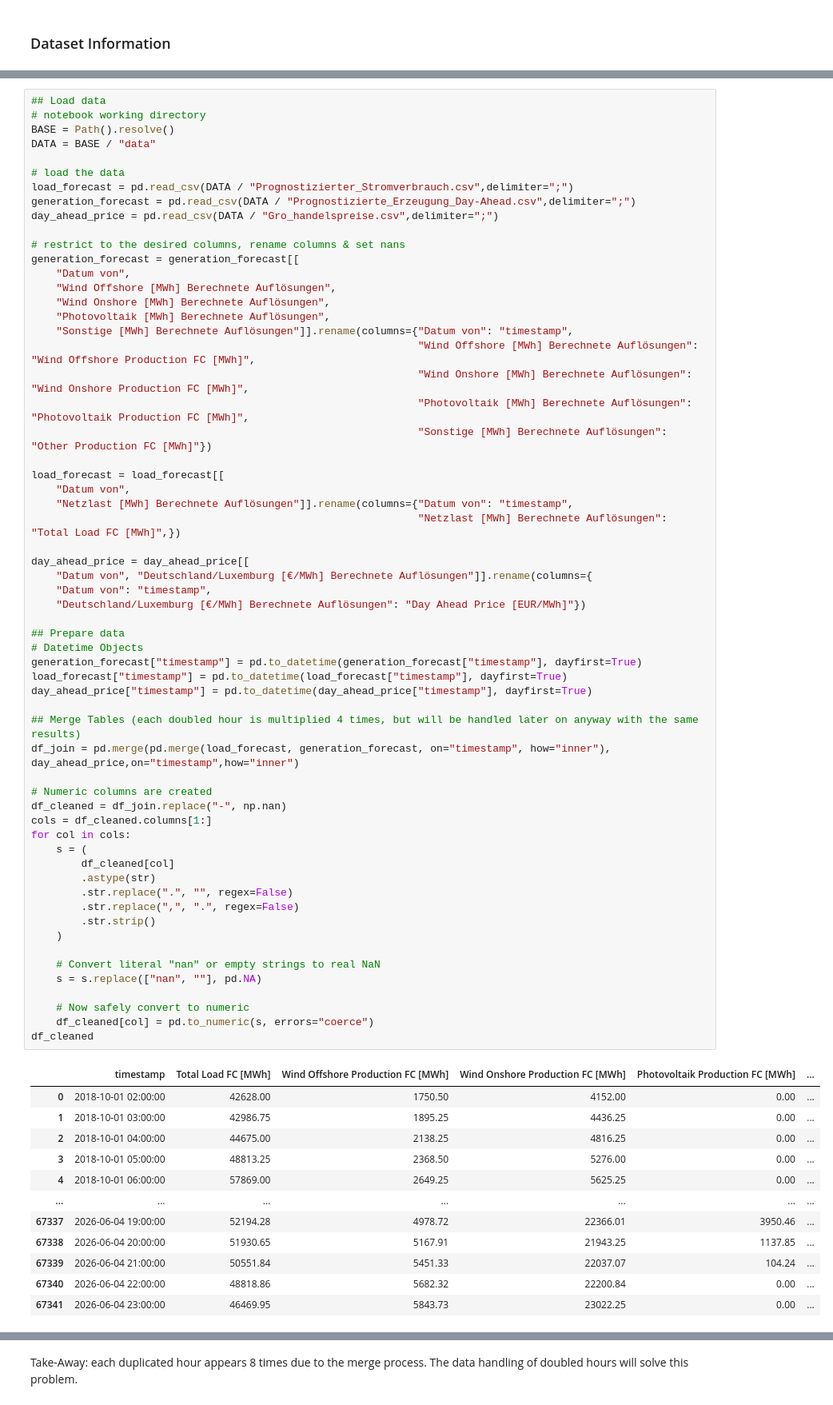
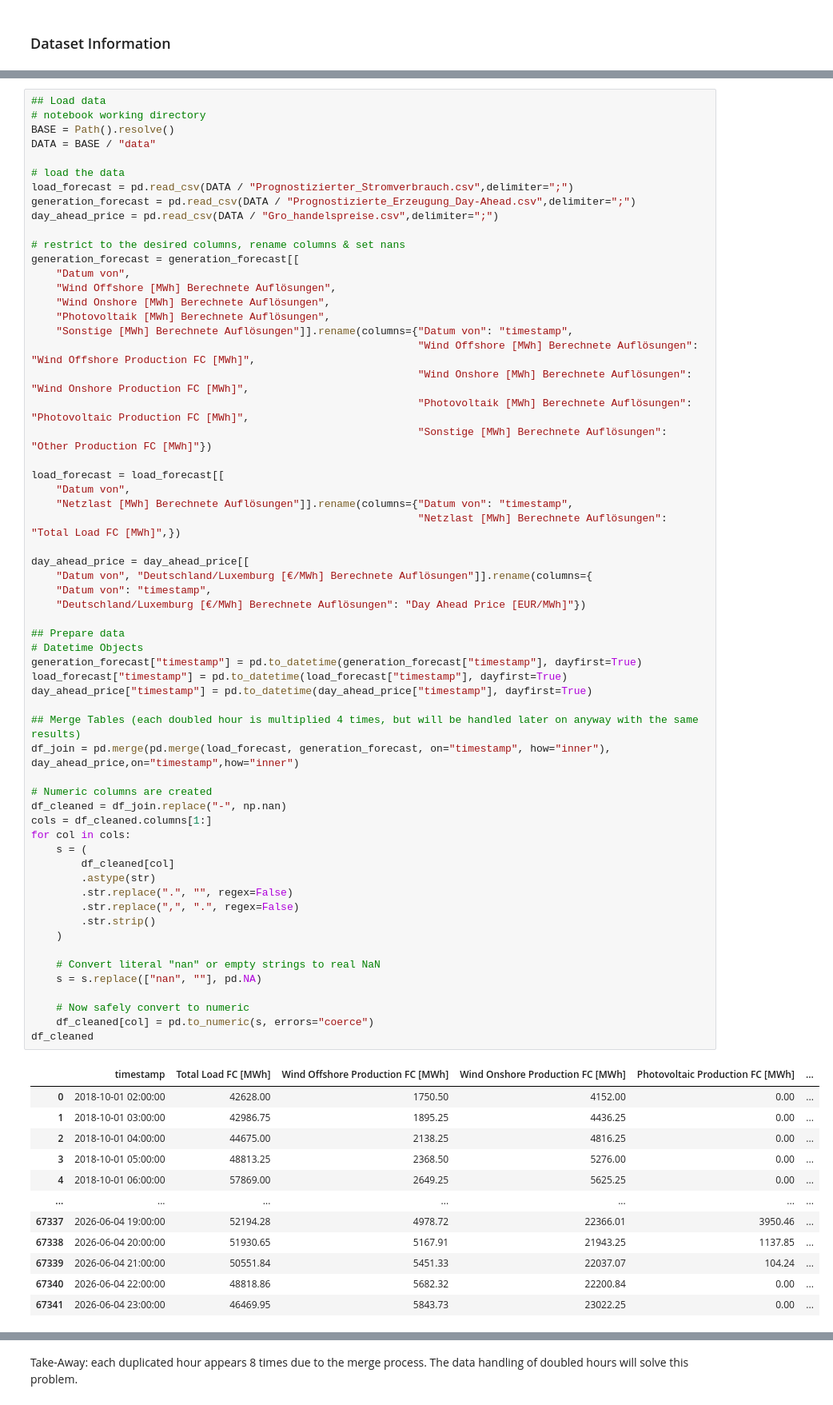
Before and after one commit to TimSchmale/dai-mission-group-T, a Jupyter notebook: notebook.ipynb, the cells around one changed output, grey strips where cells are left out. Shown at 80% size. Cells and saved outputs as stored; diff of their text form.

```diff
--- a/notebook.ipynb
+++ b/notebook.ipynb
@@ -155,7 +155,7 @@ generation_forecast = generation_forecast[[
     "Sonstige [MWh] Berechnete Auflösungen"]].rename(columns={"Datum von": "timestamp",
                                                               "Wind Offshore [MWh] Berechnete Auflösungen": "Wind Offshore Production FC [MWh]",
                                                               "Wind Onshore [MWh] Berechnete Auflösungen": "Wind Onshore Production FC [MWh]",
-                                                              "Photovoltaik [MWh] Berechnete Auflösungen": "Photovoltaik Production FC [MWh]",
+                                                              "Photovoltaik [MWh] Berechnete Auflösungen": "Photovoltaic Production FC [MWh]",
                                                               "Sonstige [MWh] Berechnete Auflösungen": "Other Production FC [MWh]"})
 
 load_forecast = load_forecast[[
@@ -169,34 +169,34 @@ day_ahead_price = day_ahead_price[[
     "Deutschland/Luxemburg [€/MWh] Berechnete Auflösungen": "Day Ahead Price [EUR/MWh]"})
 
 ## Prepare data
 # Datetime Objects
 generation_forecast["timestamp"] = pd.to_datetime(generation_forecast["timestamp"], dayfirst=True)
 load_forecast["timestamp"] = pd.to_datetime(load_forecast["timestamp"], dayfirst=True)
 day_ahead_price["timestamp"] = pd.to_datetime(day_ahead_price["timestamp"], dayfirst=True)
 
 ## Merge Tables (each doubled hour is multiplied 4 times, but will be handled later on anyway with the same results)
 df_join = pd.merge(pd.merge(load_forecast, generation_forecast, on="timestamp", how="inner"), day_ahead_price,on="timestamp",how="inner")
 
 # Numeric columns are created
 df_cleaned = df_join.replace("-", np.nan)
 cols = df_cleaned.columns[1:]
 for col in cols:
     s = (
         df_cleaned[col]
         .astype(str)
         .str.replace(".", "", regex=False)
         .str.replace(",", ".", regex=False)
         .str.strip()
     )
 
     # Convert literal "nan" or empty strings to real NaN
     s = s.replace(["nan", ""], pd.NA)
 
     # Now safely convert to numeric
     df_cleaned[col] = pd.to_numeric(s, errors="coerce")
 df_cleaned
 # %% [output]
-|  | timestamp | Total Load FC [MWh] | Wind Offshore Production FC [MWh] | Wind Onshore Production FC [MWh] | Photovoltaik Production FC [MWh] | ... |
+|  | timestamp | Total Load FC [MWh] | Wind Offshore Production FC [MWh] | Wind Onshore Production FC [MWh] | Photovoltaic Production FC [MWh] | ... |
 | 0 | 2018-10-01 02:00:00 | 42628.00 | 1750.50 | 4152.00 | 0.00 | ... |
 | 1 | 2018-10-01 03:00:00 | 42986.75 | 1895.25 | 4436.25 | 0.00 | ... |
 | 2 | 2018-10-01 04:00:00 | 44675.00 | 2138.25 | 4816.25 | 0.00 | ... |
```
Also changed, not shown: parts of 26 cells of this notebook, 12 other files.
